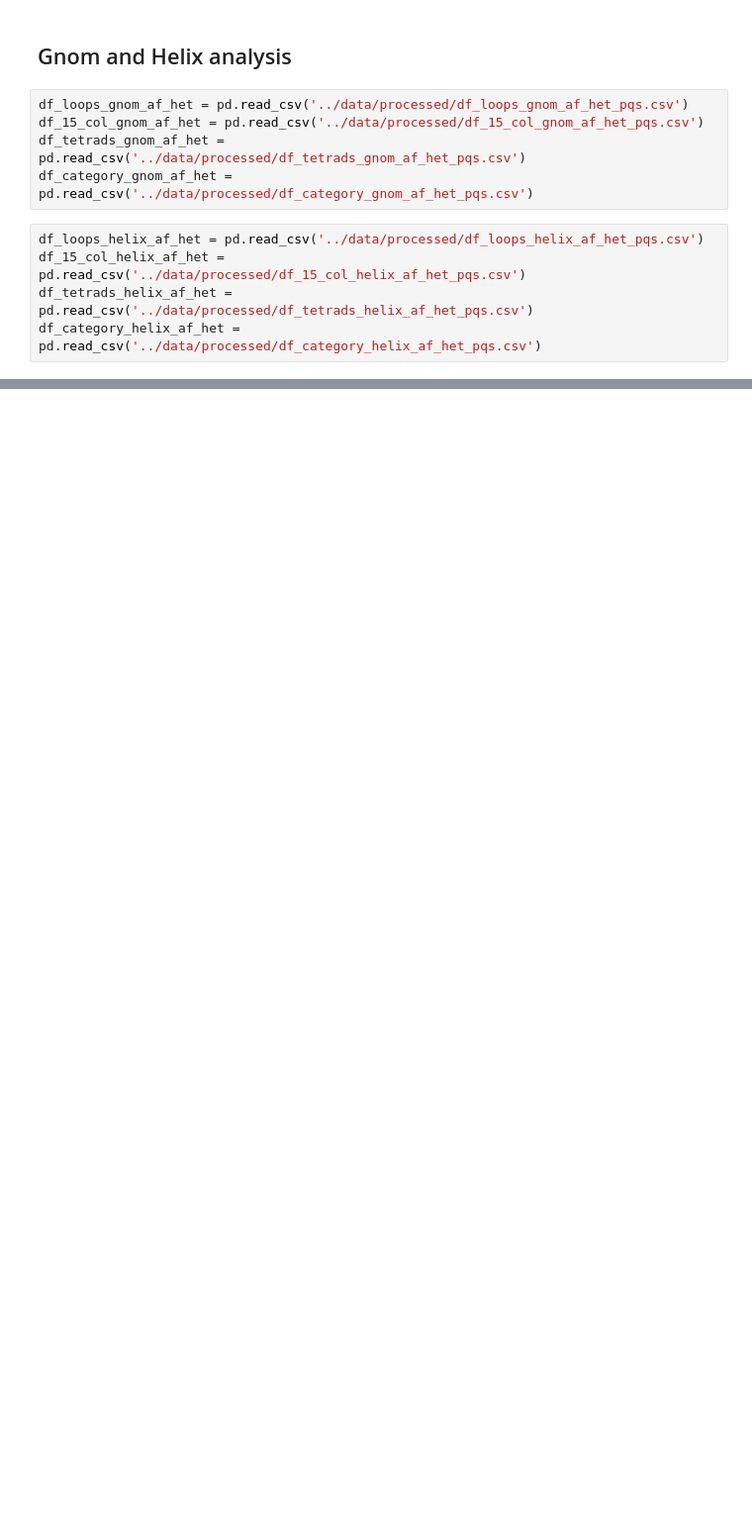
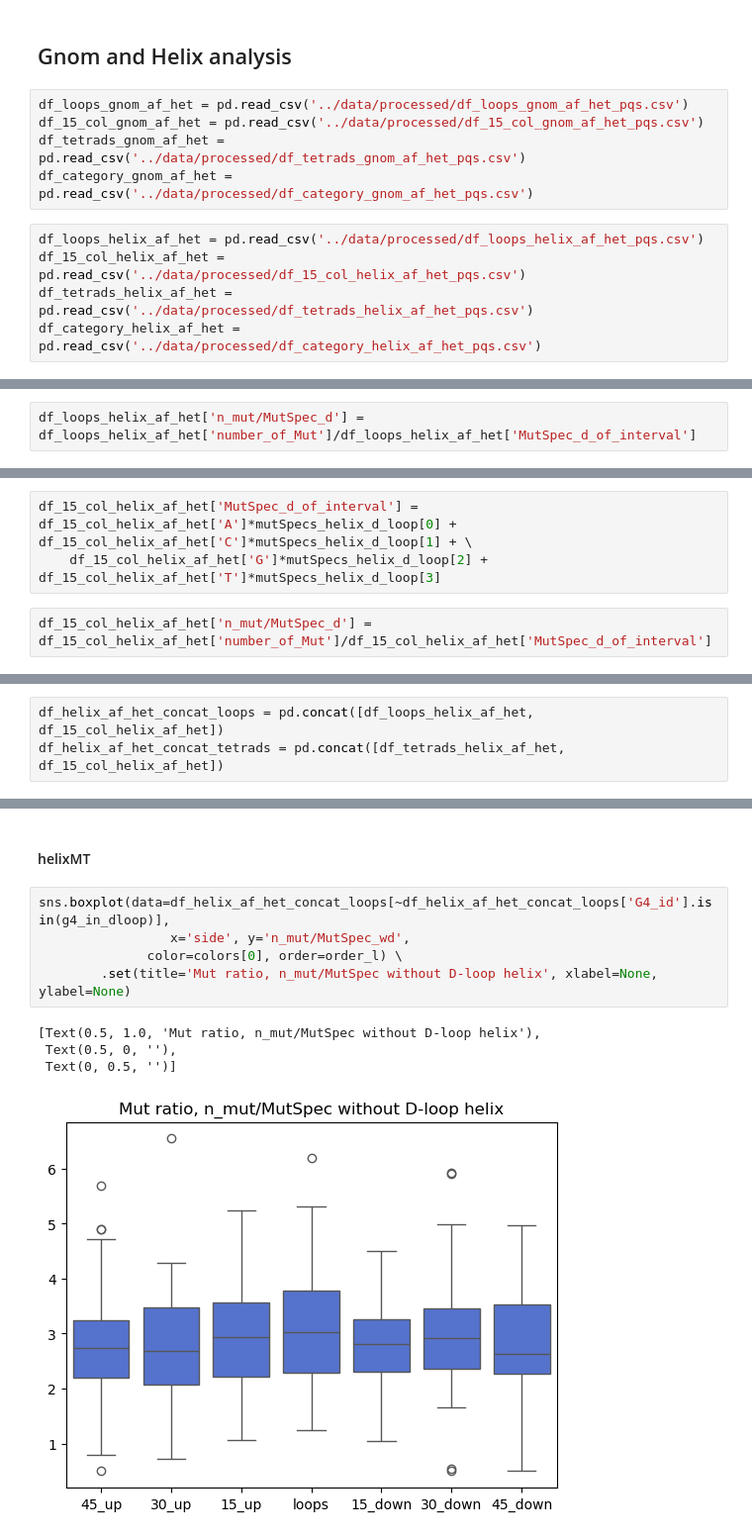
Before and after one commit to mitoclub/G4MutSpec, a Jupyter notebook: notebooks/gtex_gnom_helix_analysis_pqs_category.ipynb, the cells around one changed output, grey strips where cells are left out. Shown at 99% size. Cells and saved outputs as stored; diff of their text form; blank space fills up the shorter version.

```diff
--- a/notebooks/gtex_gnom_helix_analysis_pqs_category.ipynb
+++ b/notebooks/gtex_gnom_helix_analysis_pqs_category.ipynb
@@ -521,0 +532,2 @@ Name: 0, dtype: object
+# %%
+df_loops_helix_af_het['n_mut/MutSpec_d'] = df_loops_helix_af_het['number_of_Mut']/df_loops_helix_af_het['MutSpec_d_of_interval']
@@ -521,0 +539,5 @@ Name: 0, dtype: object
+# %%
+df_15_col_helix_af_het['MutSpec_d_of_interval'] = df_15_col_helix_af_het['A']*mutSpecs_helix_d_loop[0] + df_15_col_helix_af_het['C']*mutSpecs_helix_d_loop[1] + \
+    df_15_col_helix_af_het['G']*mutSpecs_helix_d_loop[2] + df_15_col_helix_af_het['T']*mutSpecs_helix_d_loop[3]
+# %%
+df_15_col_helix_af_het['n_mut/MutSpec_d'] = df_15_col_helix_af_het['number_of_Mut']/df_15_col_helix_af_het['MutSpec_d_of_interval']
@@ -521,0 +549,3 @@ Name: 0, dtype: object
+# %%
+df_helix_af_het_concat_loops = pd.concat([df_loops_helix_af_het, df_15_col_helix_af_het])
+df_helix_af_het_concat_tetrads = pd.concat([df_tetrads_helix_af_het, df_15_col_helix_af_het])
@@ -521,0 +576,12 @@ Name: 0, dtype: object
+# %% [markdown]
+#### helixMT
+# %%
+sns.boxplot(data=df_helix_af_het_concat_loops[~df_helix_af_het_concat_loops['G4_id'].isin(g4_in_dloop)],
+                 x='side', y='n_mut/MutSpec_wd',
+              color=colors[0], order=order_l) \
+        .set(title='Mut ratio, n_mut/MutSpec without D-loop helix', xlabel=None, ylabel=None)
+# %% [output]
+[Text(0.5, 1.0, 'Mut ratio, n_mut/MutSpec without D-loop helix'),
+ Text(0.5, 0, ''),
+ Text(0, 0.5, '')]
+[figure, added]
```
Also changed, not shown: parts of 53 cells of this notebook, 2 other files.
